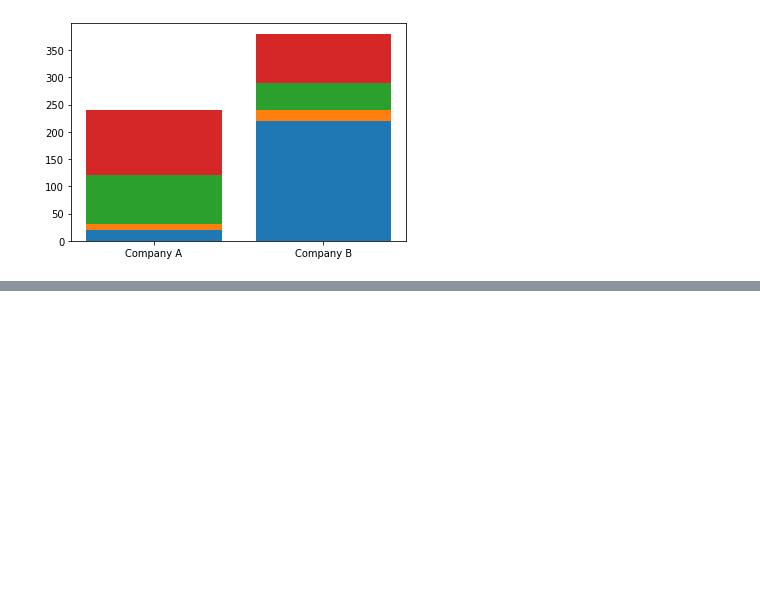
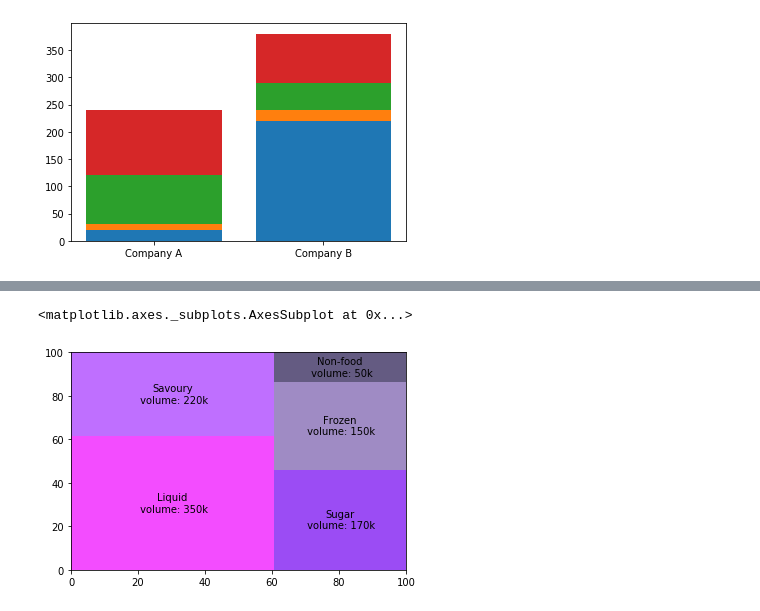
Before and after one commit to WiratchawaKannika/python_dataviz, a Jupyter notebook: Visualize Data Comparison.ipynb, the cells around one changed output, grey strips where cells are left out. Cells and saved outputs as stored; diff of their text form; code cells hidden in the pictures; blank space fills up the shorter version.

```diff
--- a/Visualize Data Comparison.ipynb
+++ b/Visualize Data Comparison.ipynb
@@ -117,0 +156,15 @@ plt.bar([1,2],saledata.iloc[:,3],bottom=saledata.iloc[:,0]+saledata.iloc[:,1]+sa
+# %%
+labels = ['Liquid\n volume: 350k', 'Savoury\n volume: 220k',
+              'Sugar\n volume: 170k', 'Frozen\n volume: 150k',
+              'Non-food\n volume: 50k']
+## \n คือการขึ้นบรรทัดใหม่
+color_list = ['#ef00ff', '#a432ff', '#7100f0',
+                  '#775aac', '#22164d', '#202450']
+##อ้างถึงที่เป็นตัวเลขฐาน 16
+# %%
+squarify.plot(sizes=volume, label=labels,
+                      color=color_list, alpha=0.7)
+## alpha คือความโปร่งใส
+# %% [output]
+<matplotlib.axes._subplots.AxesSubplot at 0x...>
+[figure, added]
```
Also changed, not shown: parts of 43 cells of this notebook.
